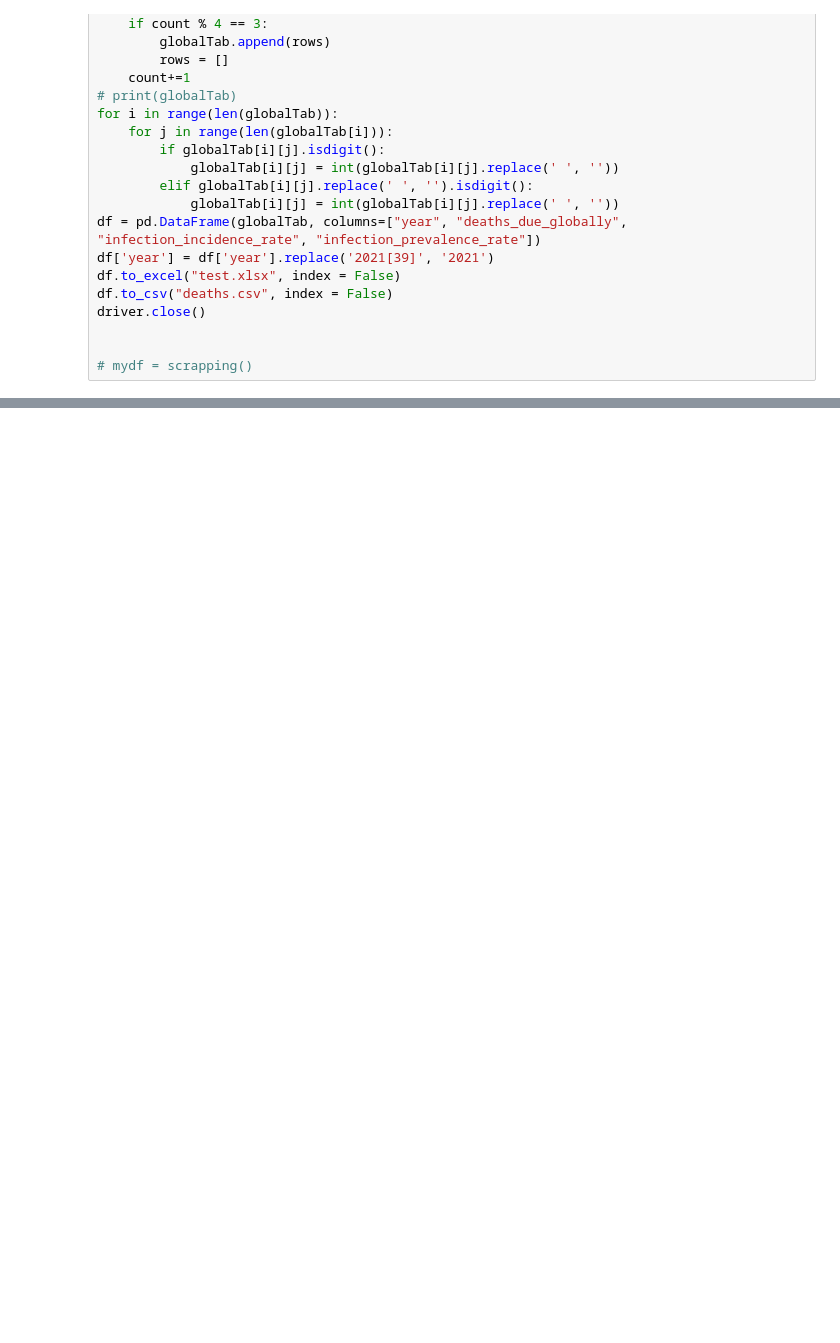
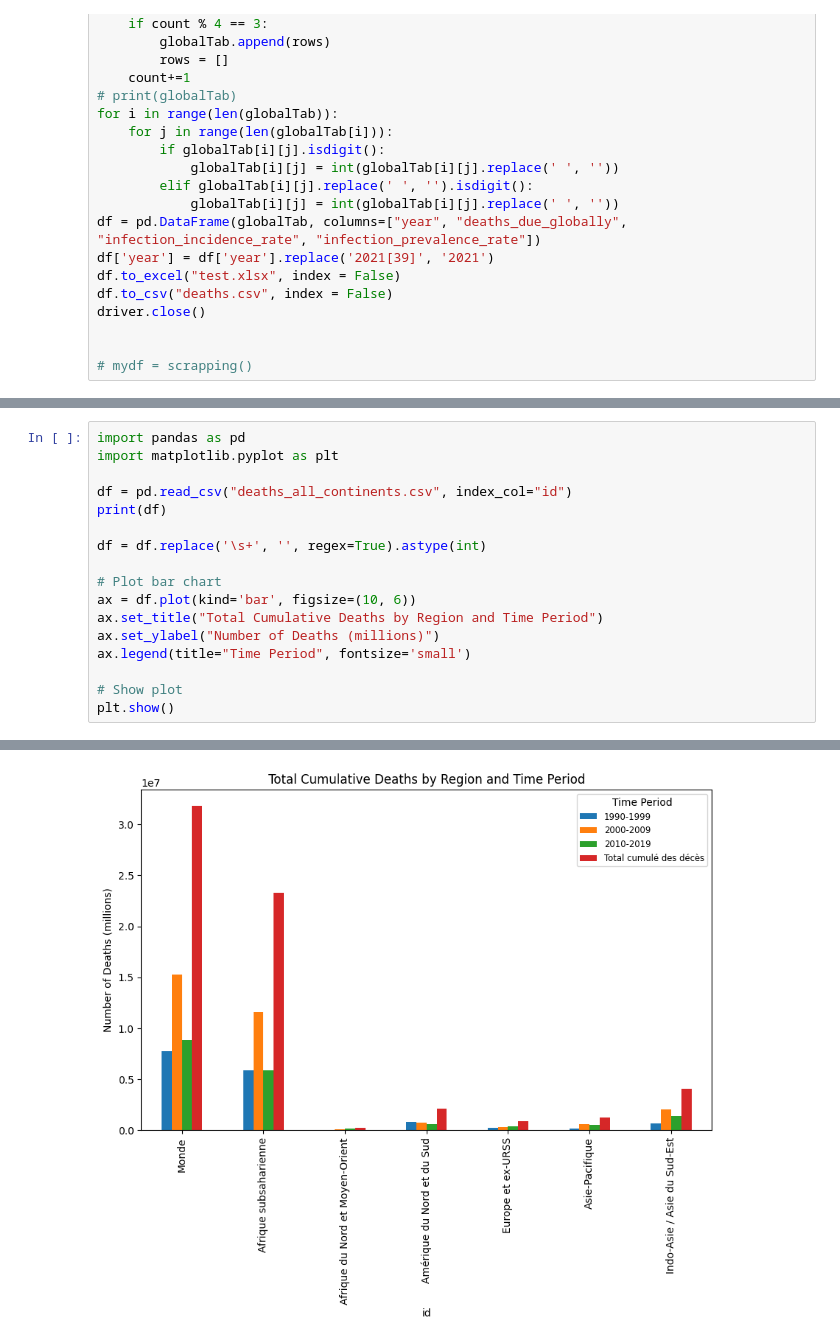
Before and after one commit to CodeMasterRU/Cida_Evolution, a Jupyter notebook: la_naissance.ipynb, the cells around one changed output, grey strips where cells are left out. Saved outputs shown, nothing was run; the diff lists cells and outputs as text; blank space fills up the shorter version.

```diff
--- a/la_naissance.ipynb
+++ b/la_naissance.ipynb
@@ -54,0 +107,18 @@ sns.barplot(data=deaths_df, x="year", y="deaths_due_globally")
+# %%
+import pandas as pd
+import matplotlib.pyplot as plt
+
+df = pd.read_csv("deaths_all_continents.csv", index_col="id")
+print(df)
+
+df = df.replace('\s+', '', regex=True).astype(int)
+
+# Plot bar chart
+ax = df.plot(kind='bar', figsize=(10, 6))
+ax.set_title("Total Cumulative Deaths by Region and Time Period")
+ax.set_ylabel("Number of Deaths (millions)")
+ax.legend(title="Time Period", fontsize='small')
+
+# Show plot
+plt.show()
+# %% [output]
@@ -54,0 +144 @@ sns.barplot(data=deaths_df, x="year", y="deaths_due_globally")
+[figure, added]
```
Also changed, not shown: parts of 6 cells of this notebook, 4 other files.
